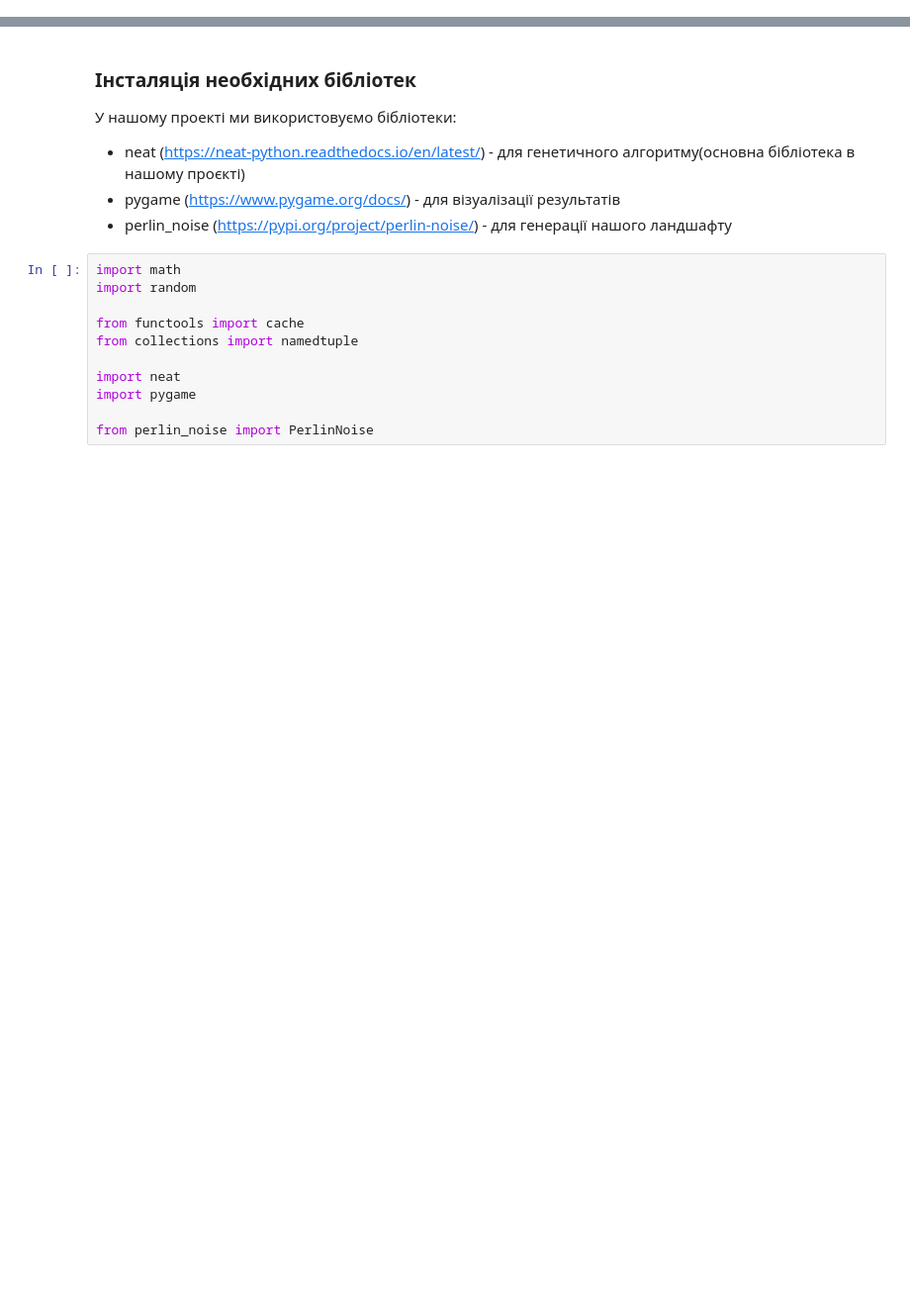
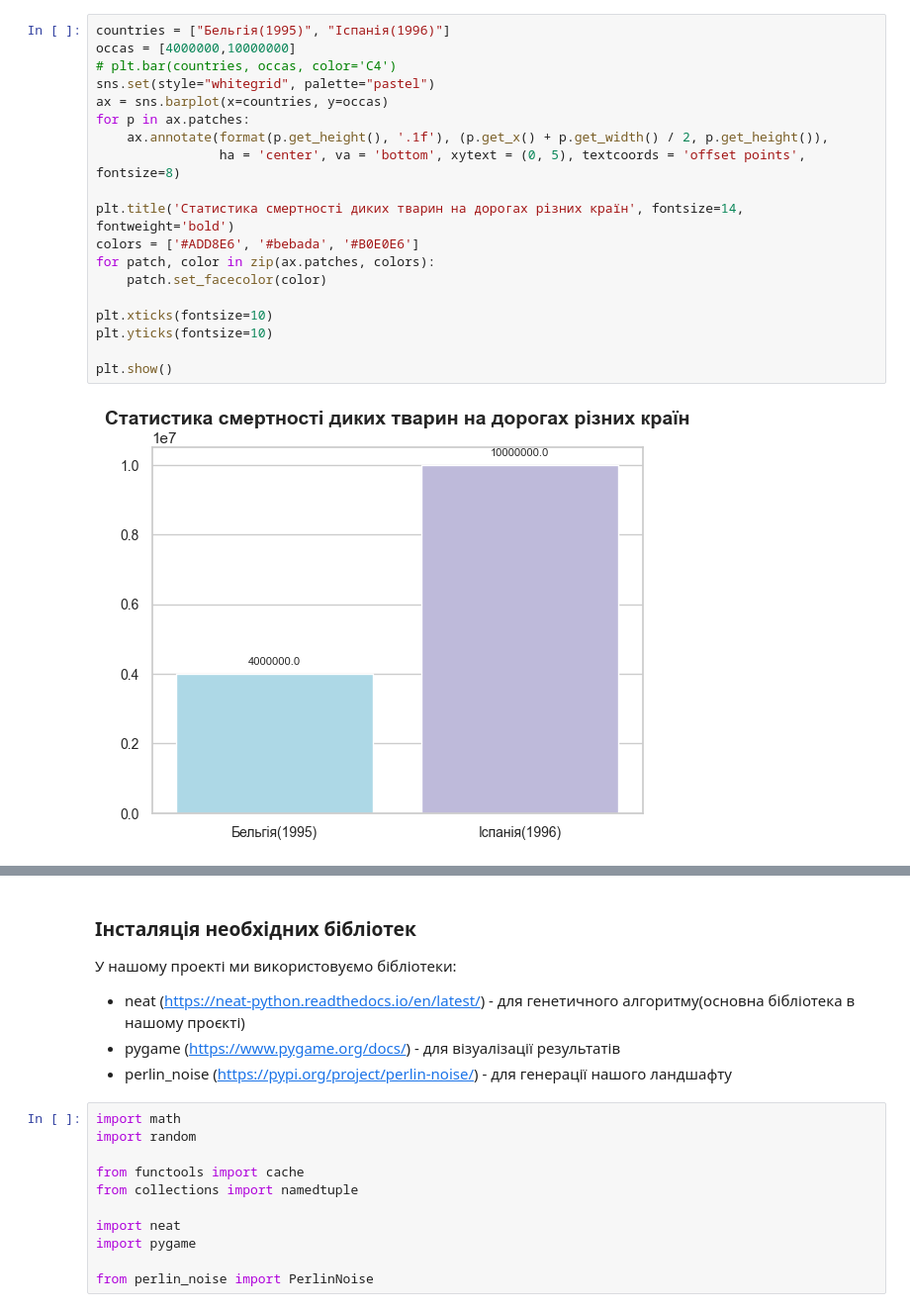
Before and after one commit to mvysotskyi/pb2-miniproject2, a Jupyter notebook: project.ipynb, the cells around one changed output, grey strips where cells are left out. Shown at 99% size. Cells and saved outputs as stored; diff of their text form; blank space fills up the shorter version.

```diff
--- a/project.ipynb
+++ b/project.ipynb
@@ -2,0 +41,21 @@
+# %%
+countries = ["Бельгія(1995)", "Іспанія(1996)"]
+occas = [4000000,10000000]
+# plt.bar(countries, occas, color='C4')
+sns.set(style="whitegrid", palette="pastel")
+ax = sns.barplot(x=countries, y=occas)
+for p in ax.patches:
+    ax.annotate(format(p.get_height(), '.1f'), (p.get_x() + p.get_width() / 2, p.get_height()),
+                ha = 'center', va = 'bottom', xytext = (0, 5), textcoords = 'offset points', fontsize=8)
+
+plt.title('Статистика смертності диких тварин на дорогах різних країн', fontsize=14, fontweight='bold')
+colors = ['#ADD8E6', '#bebada', '#B0E0E6']
+for patch, color in zip(ax.patches, colors):
+    patch.set_facecolor(color)
+
+plt.xticks(fontsize=10)
+plt.yticks(fontsize=10)
+
+plt.show()
+# %% [output]
+[figure, added]
```
Also changed, not shown: parts of 19 cells of this notebook, 3 other files.
